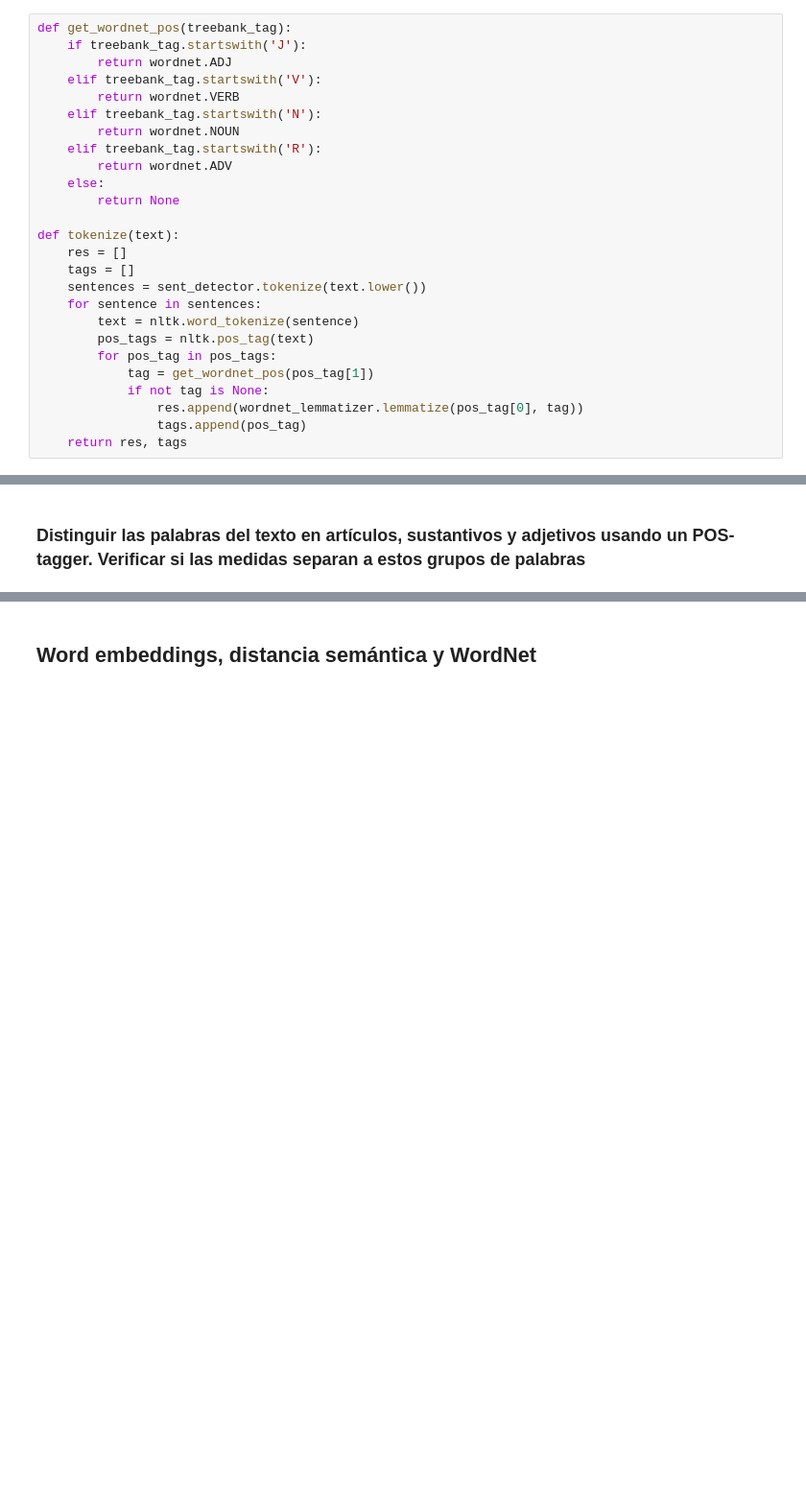
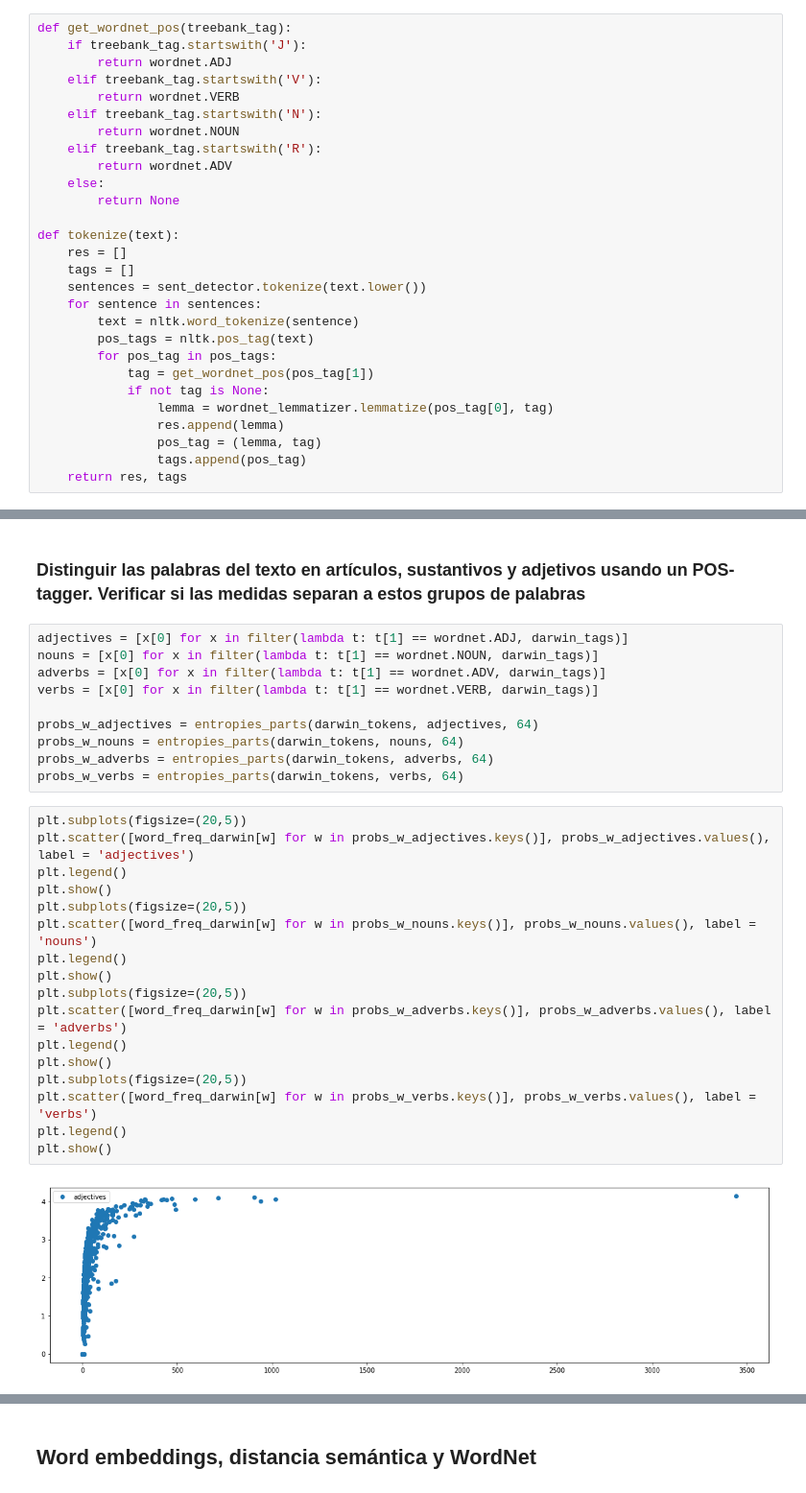
Before and after one commit to santiago-mb/data-science, a Jupyter notebook: wip/tp6/tp6.ipynb, the cells around one changed output, grey strips where cells are left out. Shown at 96% size. Drawn from its saved outputs; the diff is of its cells as text; blank space fills up the shorter version.

```diff
--- a/wip/tp6/tp6.ipynb
+++ b/wip/tp6/tp6.ipynb
@@ -39,7 +39,9 @@ def tokenize(text):
         for pos_tag in pos_tags:
             tag = get_wordnet_pos(pos_tag[1])
             if not tag is None:
-                res.append(wordnet_lemmatizer.lemmatize(pos_tag[0], tag))
+                lemma = wordnet_lemmatizer.lemmatize(pos_tag[0], tag)
+                res.append(lemma)
+                pos_tag = (lemma, tag)
                 tags.append(pos_tag)
     return res, tags
 # %% [markdown]
@@ -277,3 +276,32 @@ plt.show()
 [figure]
 # %% [markdown]
 ### Distinguir las palabras del texto en artículos, sustantivos y adjetivos usando un POS-tagger. Verificar si las medidas separan a estos grupos de palabras
+# %%
+adjectives = [x[0] for x in filter(lambda t: t[1] == wordnet.ADJ, darwin_tags)]
+nouns = [x[0] for x in filter(lambda t: t[1] == wordnet.NOUN, darwin_tags)]
+adverbs = [x[0] for x in filter(lambda t: t[1] == wordnet.ADV, darwin_tags)]
+verbs = [x[0] for x in filter(lambda t: t[1] == wordnet.VERB, darwin_tags)]
+
+probs_w_adjectives = entropies_parts(darwin_tokens, adjectives, 64)
+probs_w_nouns = entropies_parts(darwin_tokens, nouns, 64)
+probs_w_adverbs = entropies_parts(darwin_tokens, adverbs, 64)
+probs_w_verbs = entropies_parts(darwin_tokens, verbs, 64)
+# %%
+plt.subplots(figsize=(20,5))
+plt.scatter([word_freq_darwin[w] for w in probs_w_adjectives.keys()], probs_w_adjectives.values(), label = 'adjectives')
+plt.legend()
+plt.show()
+plt.subplots(figsize=(20,5))
+plt.scatter([word_freq_darwin[w] for w in probs_w_nouns.keys()], probs_w_nouns.values(), label = 'nouns')
+plt.legend()
+plt.show()
+plt.subplots(figsize=(20,5))
+plt.scatter([word_freq_darwin[w] for w in probs_w_adverbs.keys()], probs_w_adverbs.values(), label = 'adverbs')
+plt.legend()
+plt.show()
+plt.subplots(figsize=(20,5))
+plt.scatter([word_freq_darwin[w] for w in probs_w_verbs.keys()], probs_w_verbs.values(), label = 'verbs')
+plt.legend()
+plt.show()
+# %% [output]
+[figure, added]
```
Also changed, not shown: parts of 3 cells of this notebook, 17 other files.
